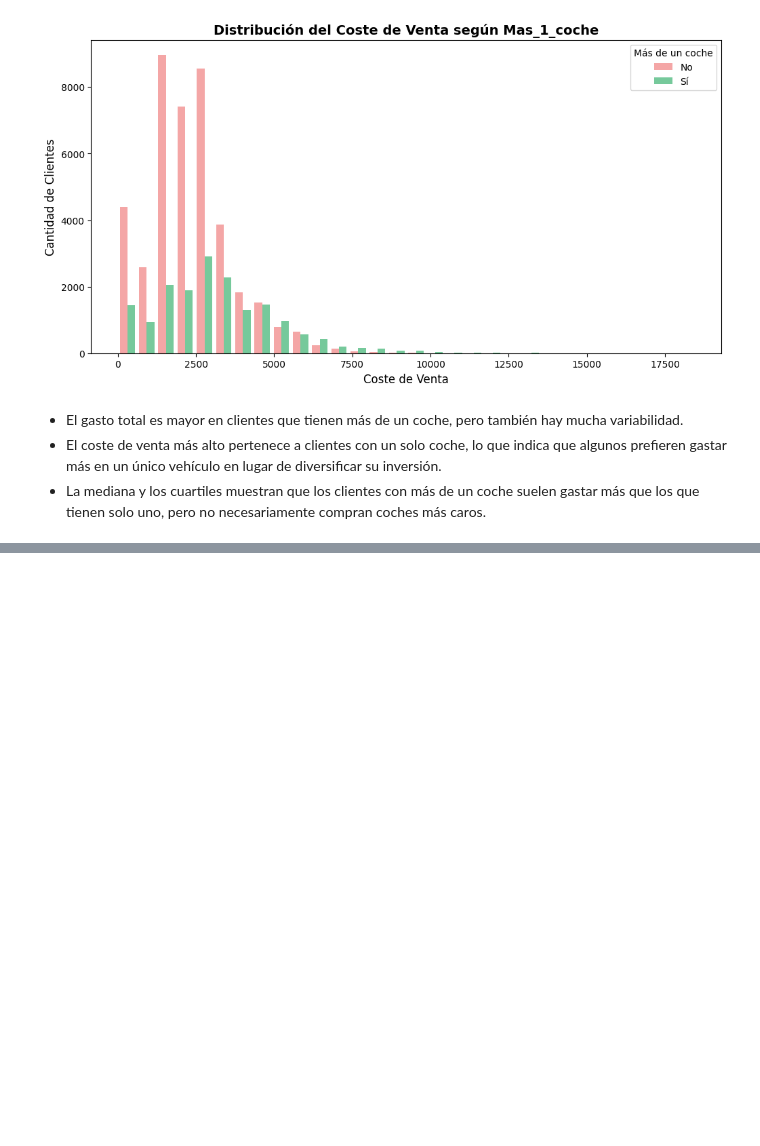
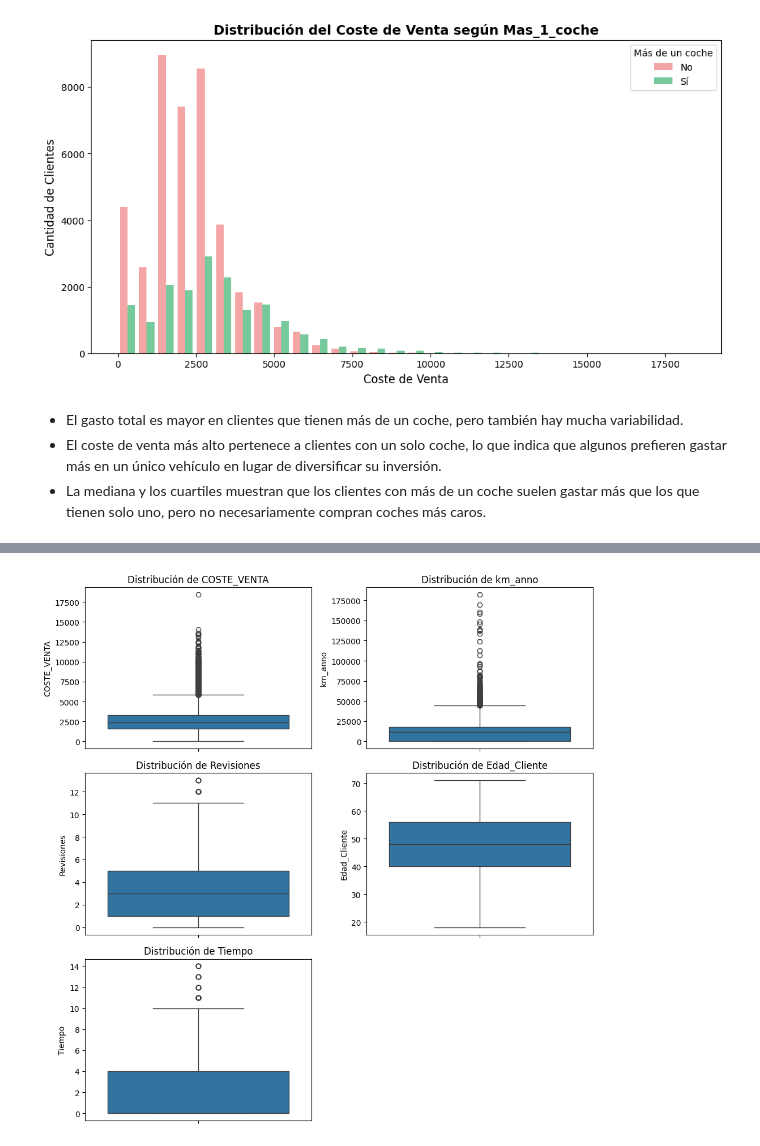
Before and after one commit to Nachosanchezz/ia_trabajos, a Jupyter notebook: notebooks/01_eda.ipynb, the cells around one changed output, grey strips where cells are left out. Drawn from its saved outputs; the diff is of its cells as text; code cells hidden in the pictures; blank space fills up the shorter version.

```diff
--- a/notebooks/01_eda.ipynb
+++ b/notebooks/01_eda.ipynb
@@ -257,0 +265,16 @@ plt.show()
+# %%
+numeric_cols = df.select_dtypes(include=['number']).columns
+
+fig, axes = plt.subplots(nrows=math.ceil(len(numeric_cols) / 2), ncols=2, figsize=(10, 10))
+axes = axes.flatten()
+for i, col in enumerate(numeric_cols):
+    sns.boxplot(y=df[col], ax=axes[i])
+    axes[i].set_title(f"Distribución de {col}")
+    axes[i].set_ylabel(col)
+
+for j in range(i + 1, len(axes)): # Quitar ejes vacíos
+    fig.delaxes(axes[j])
+plt.tight_layout()
+plt.show()
+# %% [output]
+[figure, added]
```
Also changed, not shown: parts of 7 cells of this notebook.
